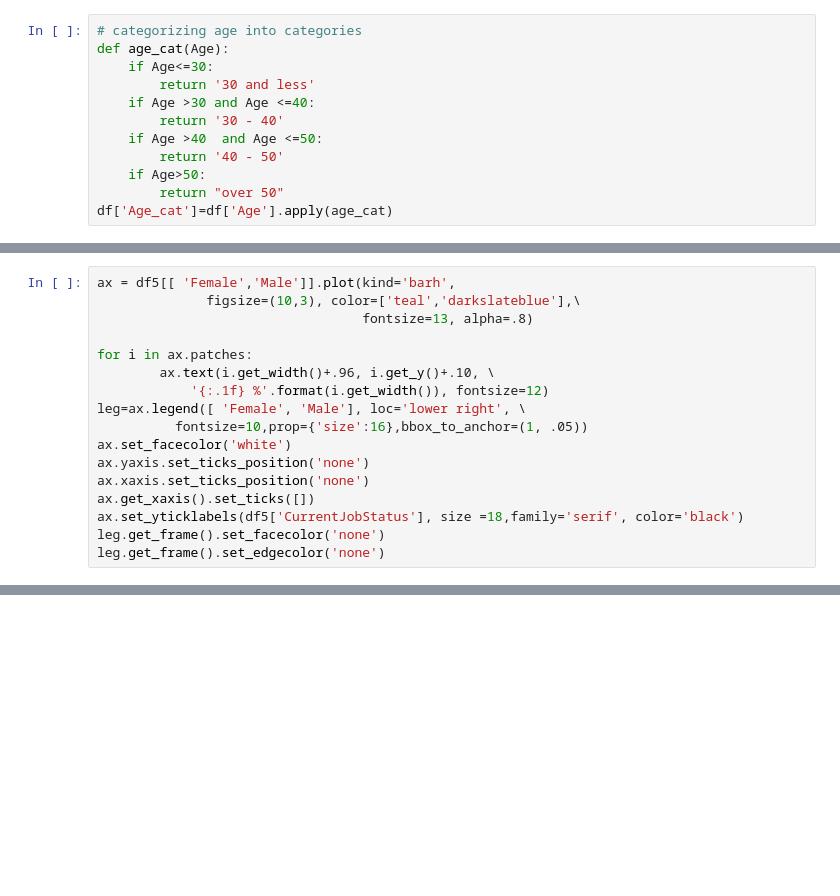
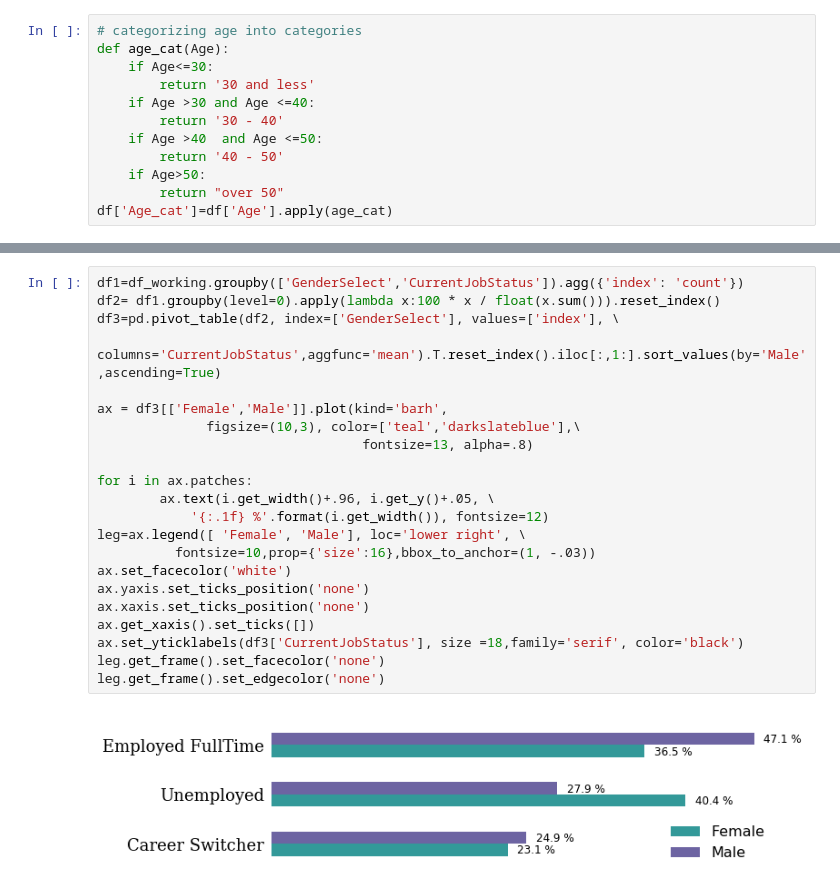
Before and after one commit to dmarinav/MISC, a Jupyter notebook: EDA.ipynb, the cells around one changed output, grey strips where cells are left out. Cells and saved outputs as stored; diff of their text form; blank space fills up the shorter version.

```diff
--- a/EDA.ipynb
+++ b/EDA.ipynb
@@ -202,17 +108,0 @@ df3
-# %%
-ax = df5[[ 'Female','Male']].plot(kind='barh',
-              figsize=(10,3), color=['teal','darkslateblue'],\
-                                  fontsize=13, alpha=.8)
-
-for i in ax.patches:
-        ax.text(i.get_width()+.96, i.get_y()+.10, \
-            '{:.1f} %'.format(i.get_width()), fontsize=12)
-leg=ax.legend([ 'Female', 'Male'], loc='lower right', \
-          fontsize=10,prop={'size':16},bbox_to_anchor=(1, .05))
-ax.set_facecolor('white')
-ax.yaxis.set_ticks_position('none')
-ax.xaxis.set_ticks_position('none')
-ax.get_xaxis().set_ticks([])
-ax.set_yticklabels(df5['CurrentJobStatus'], size =18,family='serif', color='black')
-leg.get_frame().set_facecolor('none')
-leg.get_frame().set_edgecolor('none')
@@ -657,0 +159,24 @@ data1b=data1[data1.MajorSelect.isin(filter_list)]
+# %%
+df1=df_working.groupby(['GenderSelect','CurrentJobStatus']).agg({'index': 'count'})
+df2= df1.groupby(level=0).apply(lambda x:100 * x / float(x.sum())).reset_index()
+df3=pd.pivot_table(df2, index=['GenderSelect'], values=['index'], \
+                   columns='CurrentJobStatus',aggfunc='mean').T.reset_index().iloc[:,1:].sort_values(by='Male',ascending=True)
+
+ax = df3[['Female','Male']].plot(kind='barh',
+              figsize=(10,3), color=['teal','darkslateblue'],\
+                                  fontsize=13, alpha=.8)
+
+for i in ax.patches:
+        ax.text(i.get_width()+.96, i.get_y()+.05, \
+            '{:.1f} %'.format(i.get_width()), fontsize=12)
+leg=ax.legend([ 'Female', 'Male'], loc='lower right', \
+          fontsize=10,prop={'size':16},bbox_to_anchor=(1, -.03))
+ax.set_facecolor('white')
+ax.yaxis.set_ticks_position('none')
+ax.xaxis.set_ticks_position('none')
+ax.get_xaxis().set_ticks([])
+ax.set_yticklabels(df3['CurrentJobStatus'], size =18,family='serif', color='black')
+leg.get_frame().set_facecolor('none')
+leg.get_frame().set_edgecolor('none')
+# %% [output]
+[figure, added]
```
Also changed, not shown: parts of 41 cells of this notebook.
